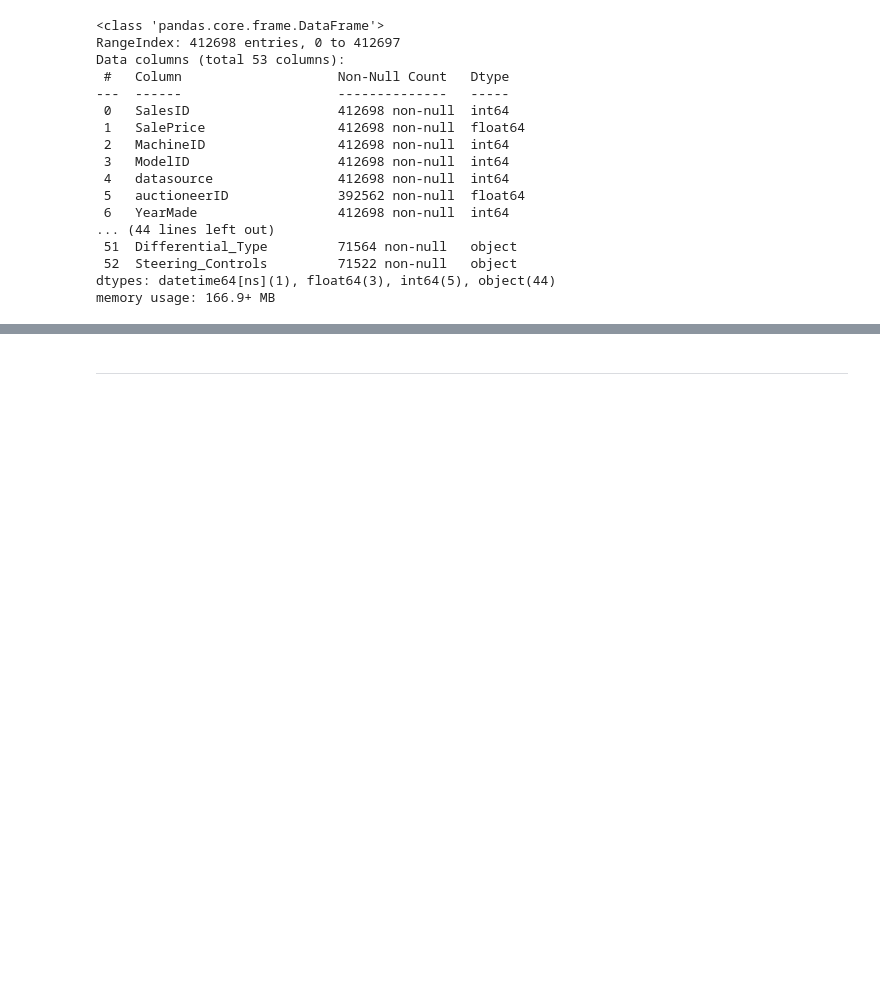
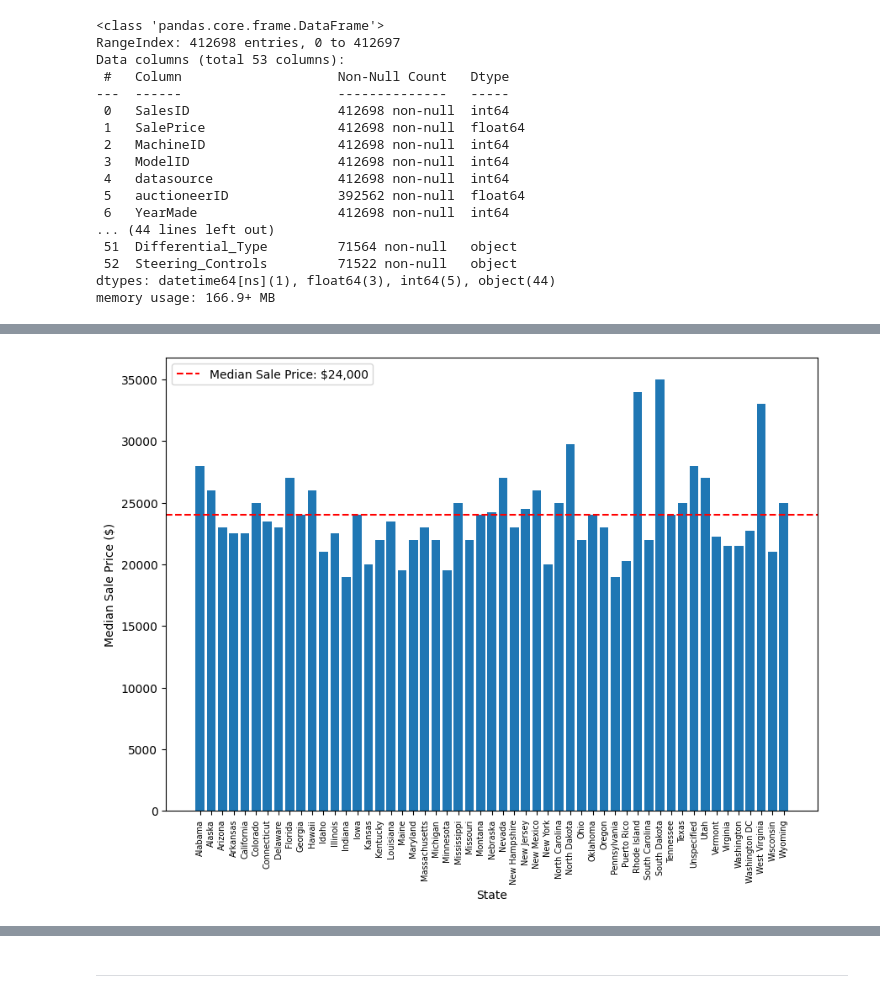
Before and after one commit to Blignaut24/About-BulldozerPriceGenius-_BPG-_v2, a Jupyter notebook: jupyter_notebooks/02_feature_engineering.ipynb, the cells around one changed output, grey strips where cells are left out. Saved outputs shown, nothing was run; the diff lists cells and outputs as text; code cells hidden in the pictures; blank space fills up the shorter version.

```diff
--- a/jupyter_notebooks/02_feature_engineering.ipynb
+++ b/jupyter_notebooks/02_feature_engineering.ipynb
@@ -258,0 +429,19 @@ Section 1 content
+# %%
+# Group DataFrame by saleMonth and then find the median SalePrice per state as well as across the whole dataset
+median_prices_by_state = df_tmp.groupby(["state"])["SalePrice"].median() # this will return a pandas Series rather than a DataFrame
+median_sale_price = df_tmp["SalePrice"].median()
+
+# Create a plot comparing median sale price per state to median sale price overall
+plt.figure(figsize=(10, 7))
+plt.bar(x=median_prices_by_state.index, # Because we're working with a Series, we can use the index (state names) as the x values
+        height=median_prices_by_state.values)
+plt.xlabel("State")
+plt.ylabel("Median Sale Price ($)")
+plt.xticks(rotation=90, fontsize=7);
+plt.axhline(y=median_sale_price,
+            color="red",
+            linestyle="--",
+            label=f"Median Sale Price: ${median_sale_price:,.0f}")
+plt.legend();
+# %% [output]
+[figure, added]
```
Also changed, not shown: parts of 28 cells of this notebook, 1 other file.
